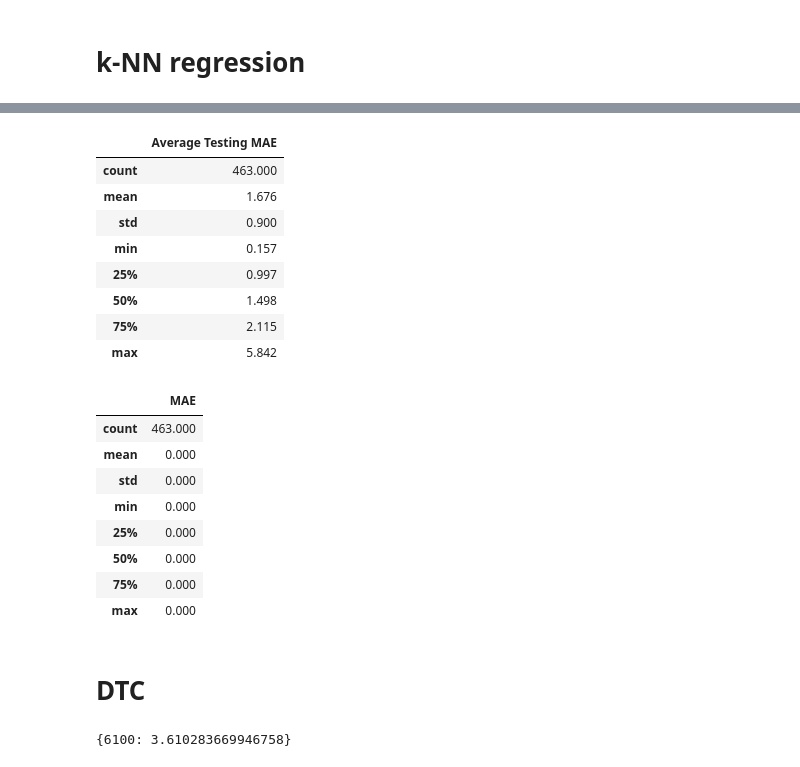
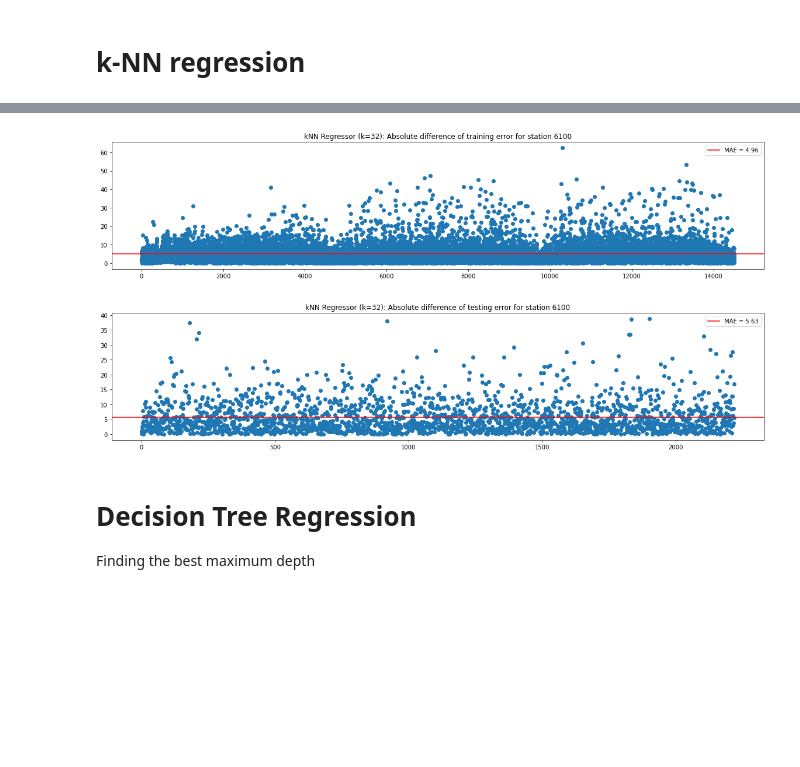
Before and after one commit to Star-Shopping/comp432-bixi-ml, a Jupyter notebook: 3. Training.ipynb, the cells around one changed output, grey strips where cells are left out. Drawn from its saved outputs; the diff is of its cells as text; code cells hidden in the pictures; blank space fills up the shorter version.

```diff
--- a/3. Training.ipynb
+++ b/3. Training.ipynb
@@ -364,13 +336,43 @@ pd.DataFrame.from_dict(models_best_knnr_test_acc, orient='index', columns=['Aver
-# %%
-pd.DataFrame.from_dict(models_best_knnr_val_acc , orient='index', columns=['Average Testing MAE']).describe()
-# %% [output]
-|  | Average Testing MAE |
-| count | 463.000 |
-| mean | 1.676 |
-| std | 0.900 |
-| min | 0.157 |
-| 25% | 0.997 |
-| 50% | 1.498 |
-| 75% | 2.115 |
-| max | 5.842 |
+# %%
+target_station = 6100
+
+y_train_pred = models_best_knnr[target_station].predict(train_group_data[target_station]['X_train'].copy())
+y_train_true = train_group_data[target_station]['y_train']
+x = np.arange(len(y_train_true))
+
+mean = models_best_knnr_train_acc[target_station]
+
+diff = np.abs(np.subtract(y_train_pred, y_train_true))
+
+plt.figure(figsize=(20,4))
+plt.title("kNN Regressor (k=32): Absolute difference of training error for station 6100")
+plt.axhline(y=mean, color='r', linestyle='-', label="MAE = %.2f" % mean)
+plt.scatter(x, diff)
+plt.legend()
+plt.show()
+# %% [output]
+[figure, added]
+# %%
+target_station = 6100
+
+y_test_pred = models_best_knnr[target_station].predict(test_validation_group_data[target_station]['X_test'].copy())
+y_test_true = test_validation_group_data[target_station]['y_test']
+x = np.arange(len(y_test_true))
+
+mean = models_best_knnr_test_acc[target_station]
+
+diff = np.abs(np.subtract(y_test_pred, y_test_true))
+
+plt.figure(figsize=(20,4))
+plt.title("kNN Regressor (k=32): Absolute difference of testing error for station 6100")
+plt.axhline(y=mean, color='r', linestyle='-', label="MAE = %.2f" % mean)
+plt.scatter(x, diff)
+plt.legend()
+plt.show()
+# %% [output]
+[figure, added]
+# %% [markdown]
+# Decision Tree Regression
+
+Finding the best maximum depth
 # %%
@@ -410,16 +419,2 @@ with tqdm(total=len(train_group_data)) as pbar:
 
         pbar.update(1)
-# %%
-pd.DataFrame.from_dict(models_best_knnr_train_acc, orient='index', columns=['MAE']).describe()
-# %% [output]
-|  | MAE |
-| count | 463.000 |
-| mean | 0.000 |
-| std | 0.000 |
-| min | 0.000 |
-| 25% | 0.000 |
-| 50% | 0.000 |
-| 75% | 0.000 |
-| max | 0.000 |
-# %% [markdown]
-# DTC
@@ -465,4 +420,0 @@ models_dtr_train_acc[key] = mean_absolute_error(y_train, pred)
-# %%
-models_dtr_train_acc
-# %% [output]
-{6100: 3.610283669946758}
```
Also changed, not shown: parts of 36 cells of this notebook, 5 other files.
